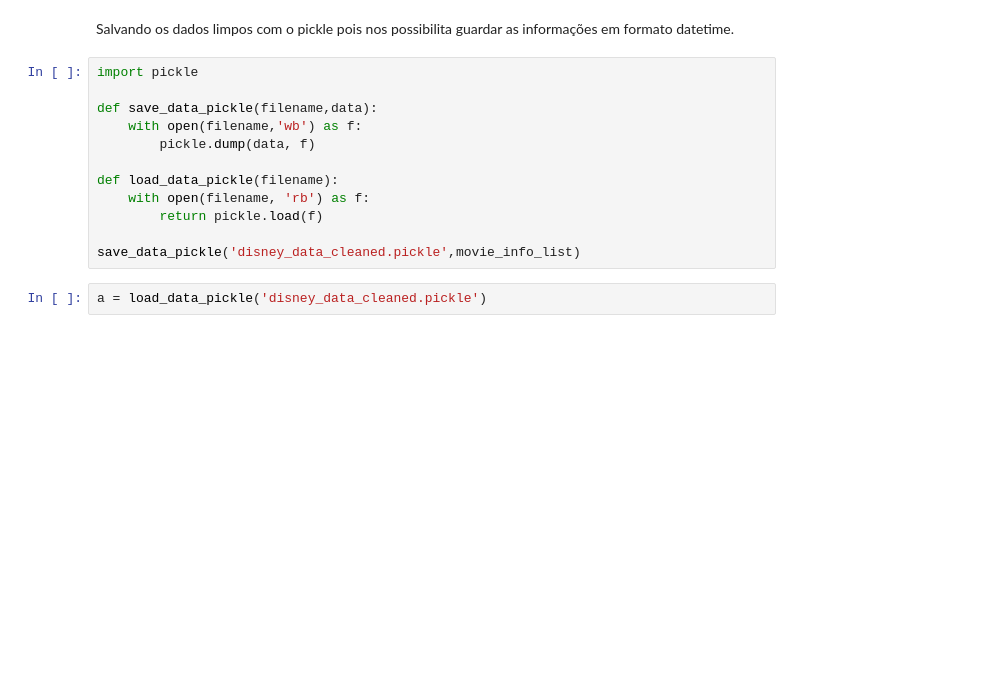
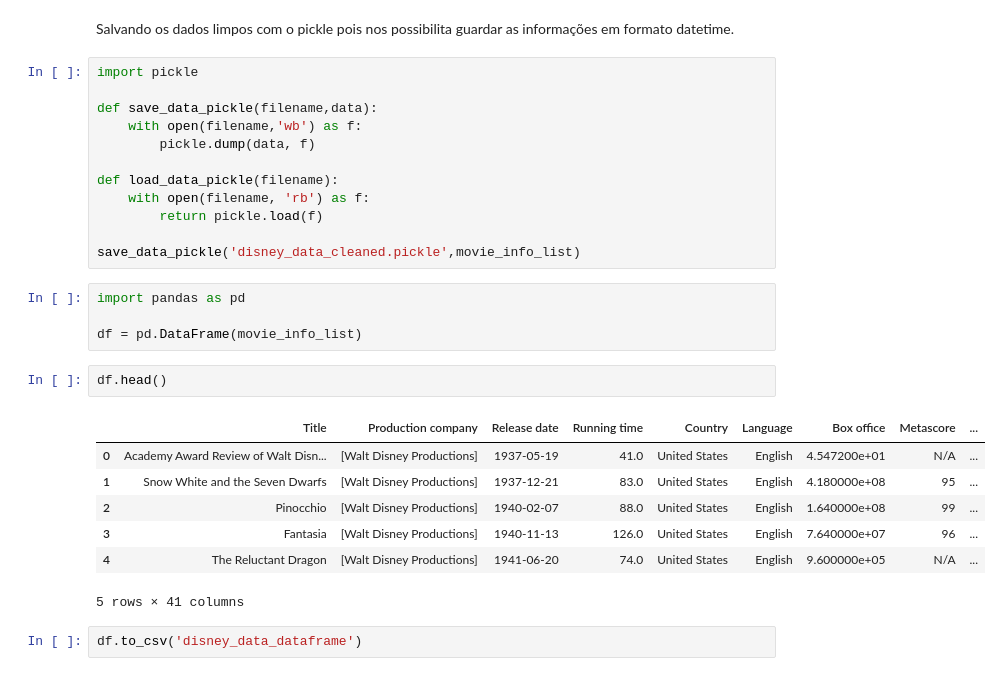
Before and after one commit to jogamaral/disney_wiki_scraping, a Jupyter notebook: Coletando e limpando os dados.ipynb, the cells around one changed output. Cells and saved outputs as stored; diff of their text form; blank space fills up the shorter version.

```diff
--- a/Coletando e limpando os dados.ipynb
+++ b/Coletando e limpando os dados.ipynb
@@ -433,5 +512,19 @@ def load_data_pickle(filename):
         return pickle.load(f)
 
 save_data_pickle('disney_data_cleaned.pickle',movie_info_list)
-# %%
-a = load_data_pickle('disney_data_cleaned.pickle')
+# %%
+import pandas as pd
+
+df = pd.DataFrame(movie_info_list)
+# %%
+df.head()
+# %% [output]
+|  | Title | Production company | Release date | Running time | Country | Language | Box office | Metascore | ... |
+| 0 | Academy Award Review of Walt Disn... | [Walt Disney Productions] | 1937-05-19 | 41.0 | United States | English | 4.547200e+01 | N/A | ... |
+| 1 | Snow White and the Seven Dwarfs | [Walt Disney Productions] | 1937-12-21 | 83.0 | United States | English | 4.180000e+08 | 95 | ... |
+| 2 | Pinocchio | [Walt Disney Productions] | 1940-02-07 | 88.0 | United States | English | 1.640000e+08 | 99 | ... |
+| 3 | Fantasia | [Walt Disney Productions] | 1940-11-13 | 126.0 | United States | English | 7.640000e+07 | 96 | ... |
+| 4 | The Reluctant Dragon | [Walt Disney Productions] | 1941-06-20 | 74.0 | United States | English | 9.600000e+05 | N/A | ... |
+5 rows × 41 columns
+# %%
+df.to_csv('disney_data_dataframe')
```
Also changed, not shown: parts of 6 cells of this notebook, 2 other files.
